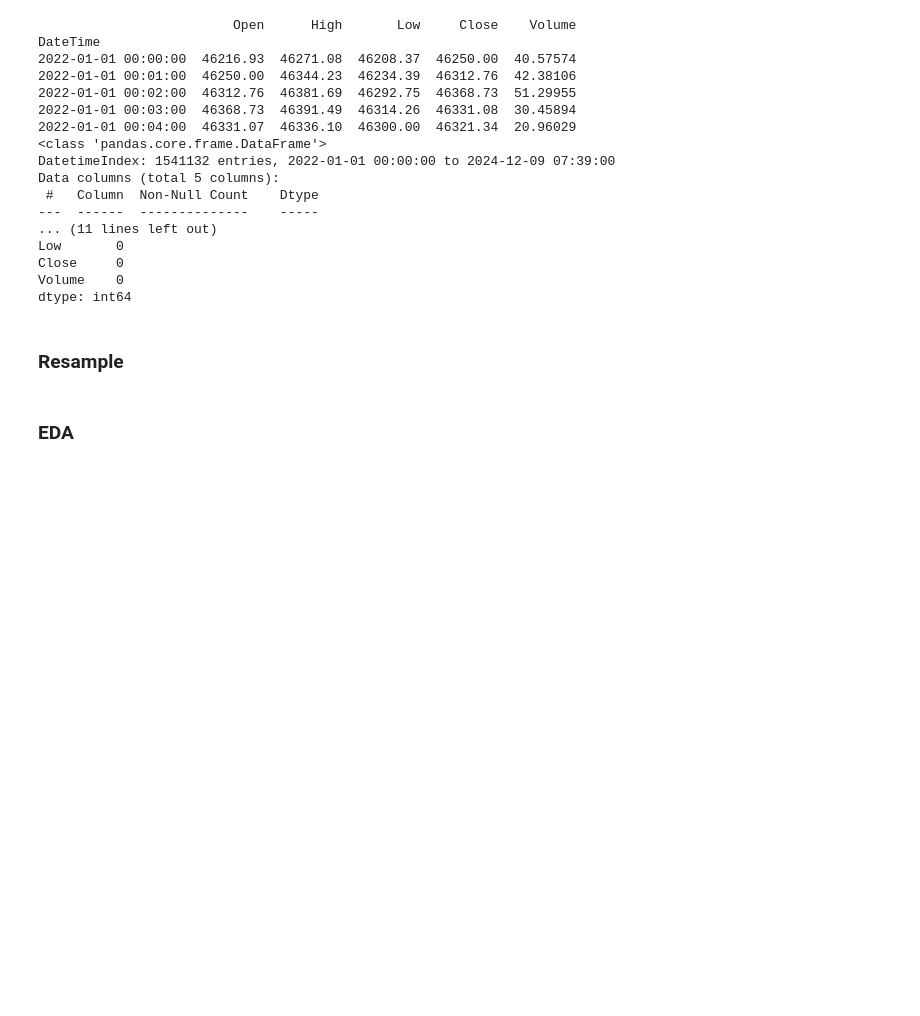
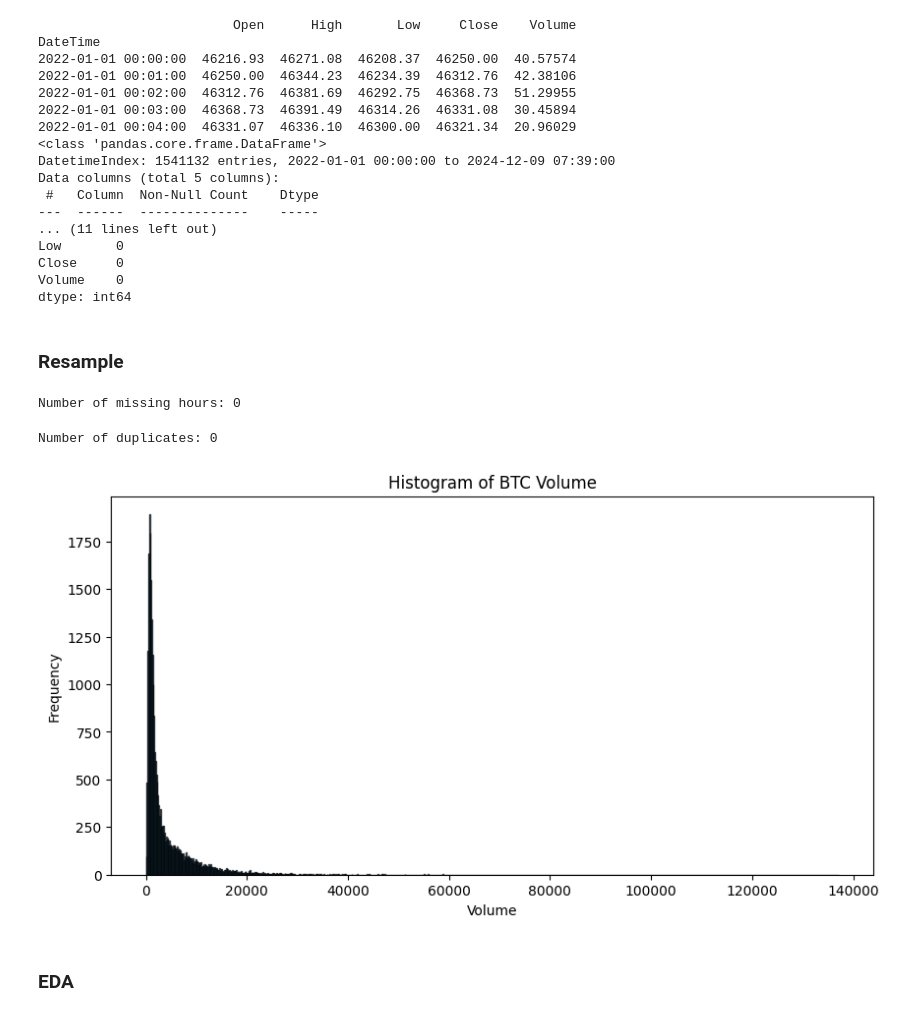
Before and after one commit to TheMightiestCarrot/eDo, a Jupyter notebook: 01-stationarity.ipynb, the cells around one changed output. Cells and saved outputs as stored; diff of their text form; code cells hidden in the pictures; blank space fills up the shorter version.

```diff
--- a/01-stationarity.ipynb
+++ b/01-stationarity.ipynb
@@ -45,6 +45,32 @@ df = df.resample('1h').agg({
 df[['Open', 'High', 'Low', 'Close']] = df[['Open', 'High', 'Low', 'Close']].ffill()
 
 df['Volume'] = df['Volume'].fillna(0)
+# %%
+expected_hours = pd.date_range(start=df.index.min(), end=df.index.max(), freq='1H')
+missing_hours = expected_hours.difference(df.index)
+print("Number of missing hours:", len(missing_hours))
+if len(missing_hours) > 0:
+    print("Missing hours:\n", missing_hours)
+# %% [output]
+Number of missing hours: 0
+# %%
+duplicates = df.index[df.index.duplicated()]
+print("Number of duplicates:", len(duplicates))
+if len(duplicates) > 0:
+    print("Duplicate timestamps:\n", duplicates)
+# %% [output]
+Number of duplicates: 0
+# %%
+import matplotlib.pyplot as plt
+
+plt.figure(figsize=(10, 5))
+plt.hist(df['Volume'], bins=900, edgecolor='k', alpha=0.7)
+plt.title("Histogram of BTC Volume")
+plt.xlabel("Volume")
+plt.ylabel("Frequency")
+plt.show()
+# %% [output]
+[figure, added]
 # %% [markdown]
 ### EDA
 # %%
```
Also changed, not shown: parts of 1 cell of this notebook, 13 other files.
